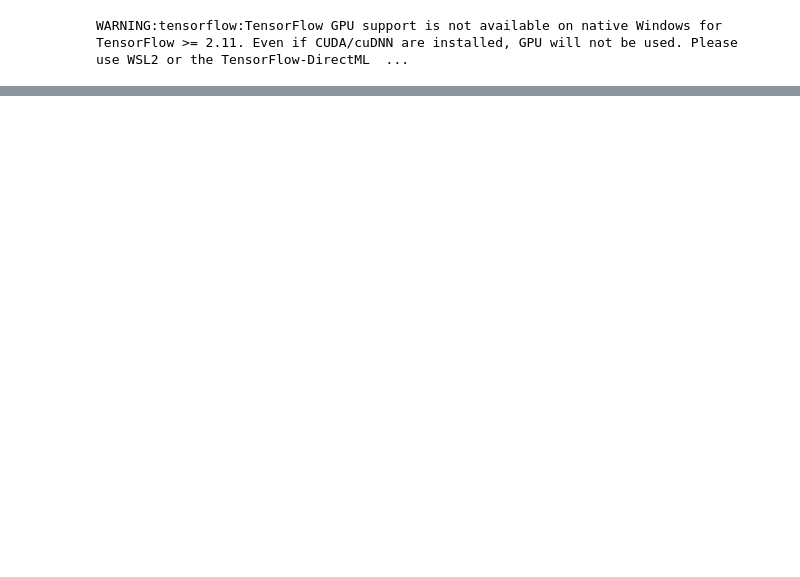
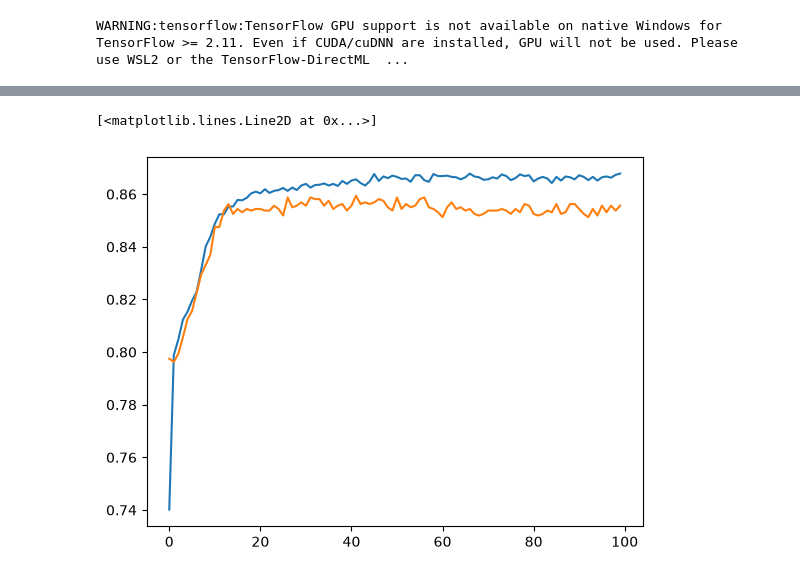
Before and after one commit to rahul-gitt/Deep-Learning, a Jupyter notebook: ANN/Credit_card_customer_churn/main.ipynb, the cells around one changed output, grey strips where cells are left out. Drawn from its saved outputs; the diff is of its cells as text; code cells hidden in the pictures; blank space fills up the shorter version.

```diff
--- a/ANN/Credit_card_customer_churn/main.ipynb
+++ b/ANN/Credit_card_customer_churn/main.ipynb
@@ -200,0 +226,6 @@ accuracy_score(y_test, y_pred)
+# %%
+plt.plot(history.history['accuracy'])
+plt.plot(history.history['val_accuracy'])
+# %% [output]
+[<matplotlib.lines.Line2D at 0x...>]
+[figure, added]
```
Also changed, not shown: parts of 8 cells of this notebook.
